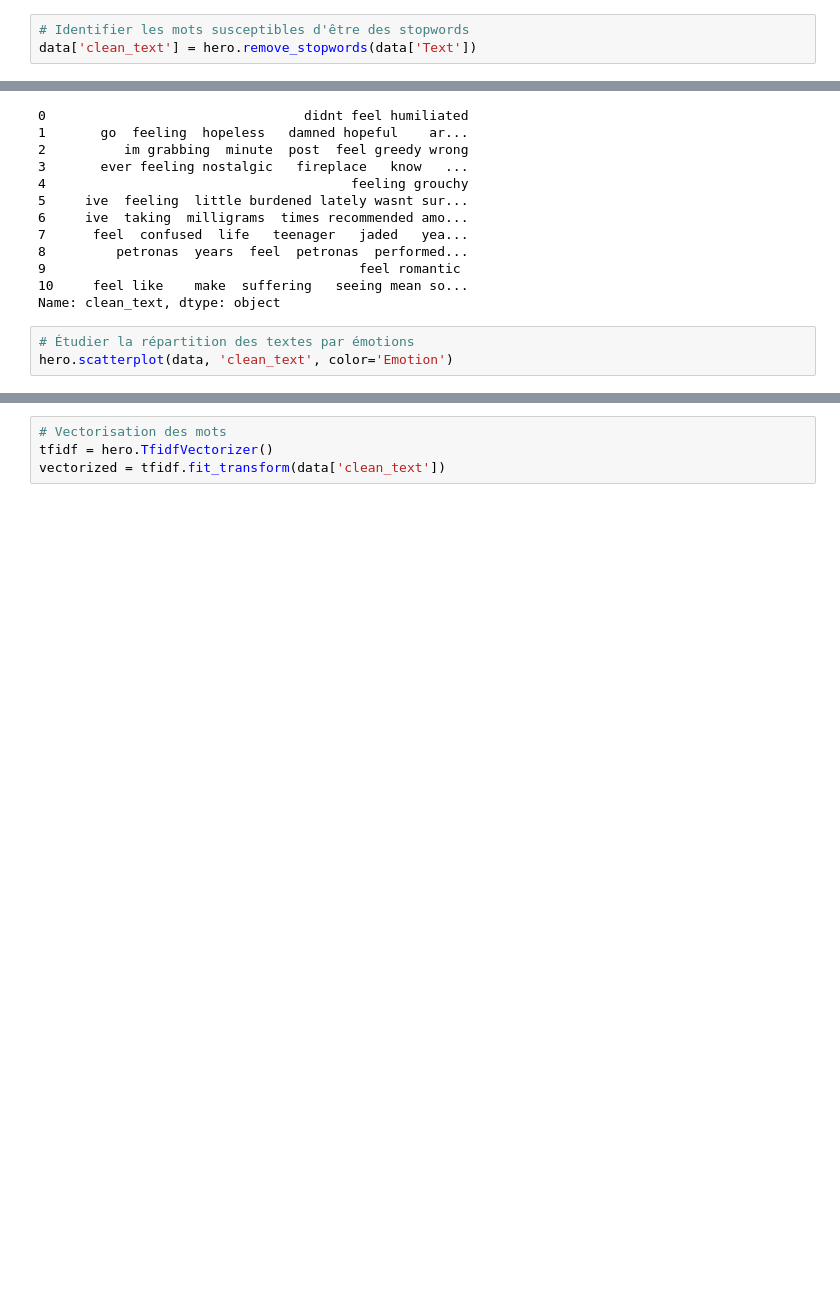
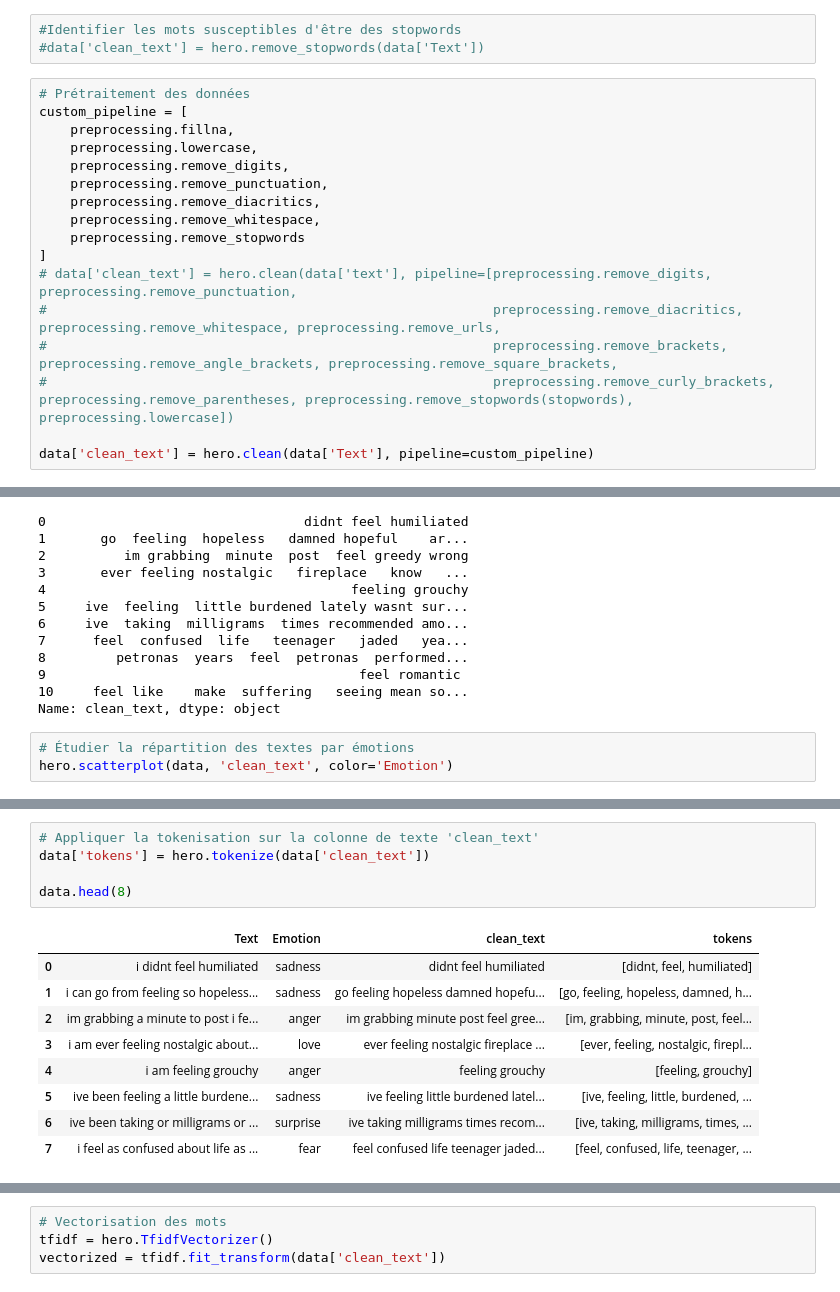
Before and after one commit to RolaMmss/R-aliser-un-site-de-suivi-de-patients-pour-un-psychologue, a Jupyter notebook: src/script1.ipynb, the cells around one changed output, grey strips where cells are left out. Cells and saved outputs as stored; diff of their text form; blank space fills up the shorter version.

Commit message:
ajout tokenisation

```diff
--- a/src/script1.ipynb
+++ b/src/script1.ipynb
@@ -27,8 +32,25 @@ data
 # Étudier la répartition des textes par émotions
 hero.scatterplot(data, 'Text', color='Emotion')
 # %%
-# Identifier les mots susceptibles d'être des stopwords
-data['clean_text'] = hero.remove_stopwords(data['Text'])
+#Identifier les mots susceptibles d'être des stopwords
+#data['clean_text'] = hero.remove_stopwords(data['Text'])
+# %%
+# Prétraitement des données
+custom_pipeline = [
+    preprocessing.fillna,
+    preprocessing.lowercase,
+    preprocessing.remove_digits,
+    preprocessing.remove_punctuation,
+    preprocessing.remove_diacritics,
+    preprocessing.remove_whitespace,
+    preprocessing.remove_stopwords
+]
+# data['clean_text'] = hero.clean(data['text'], pipeline=[preprocessing.remove_digits, preprocessing.remove_punctuation,
+#                                                         preprocessing.remove_diacritics, preprocessing.remove_whitespace, preprocessing.remove_urls,
+#                                                         preprocessing.remove_brackets, preprocessing.remove_angle_brackets, preprocessing.remove_square_brackets,
+#                                                         preprocessing.remove_curly_brackets, preprocessing.remove_parentheses, preprocessing.remove_stopwords(stopwords), preprocessing.lowercase])
+
+data['clean_text'] = hero.clean(data['Text'], pipeline=custom_pipeline)
 # %%
 data['clean_text'].head(11)
 # %% [output]
@@ -49,0 +106,15 @@ hero.scatterplot(data, 'clean_text', color='Emotion')
+# %%
+# Appliquer la tokenisation sur la colonne de texte 'clean_text'
+data['tokens'] = hero.tokenize(data['clean_text'])
+
+data.head(8)
+# %% [output]
+|  | Text | Emotion | clean_text | tokens |
+| 0 | i didnt feel humiliated | sadness | didnt feel humiliated | [didnt, feel, humiliated] |
+| 1 | i can go from feeling so hopeless... | sadness | go feeling hopeless damned hopefu... | [go, feeling, hopeless, damned, h... |
+| 2 | im grabbing a minute to post i fe... | anger | im grabbing minute post feel gree... | [im, grabbing, minute, post, feel... |
+| 3 | i am ever feeling nostalgic about... | love | ever feeling nostalgic fireplace ... | [ever, feeling, nostalgic, firepl... |
+| 4 | i am feeling grouchy | anger | feeling grouchy | [feeling, grouchy] |
+| 5 | ive been feeling a little burdene... | sadness | ive feeling little burdened latel... | [ive, feeling, little, burdened, ... |
+| 6 | ive been taking or milligrams or ... | surprise | ive taking milligrams times recom... | [ive, taking, milligrams, times, ... |
+| 7 | i feel as confused about life as ... | fear | feel confused life teenager jaded... | [feel, confused, life, teenager, ... |
```
Also changed, not shown: parts of 7 cells of this notebook.
